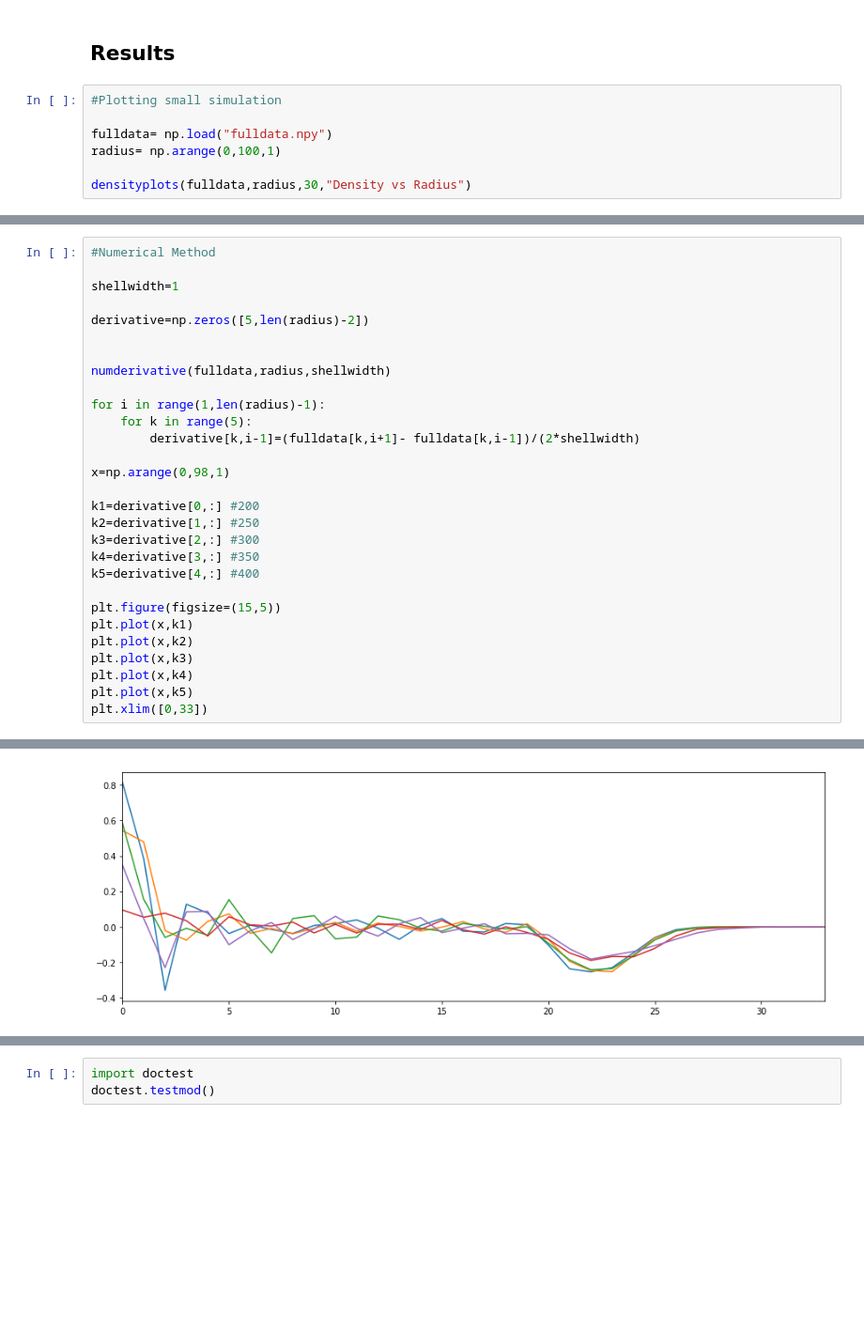
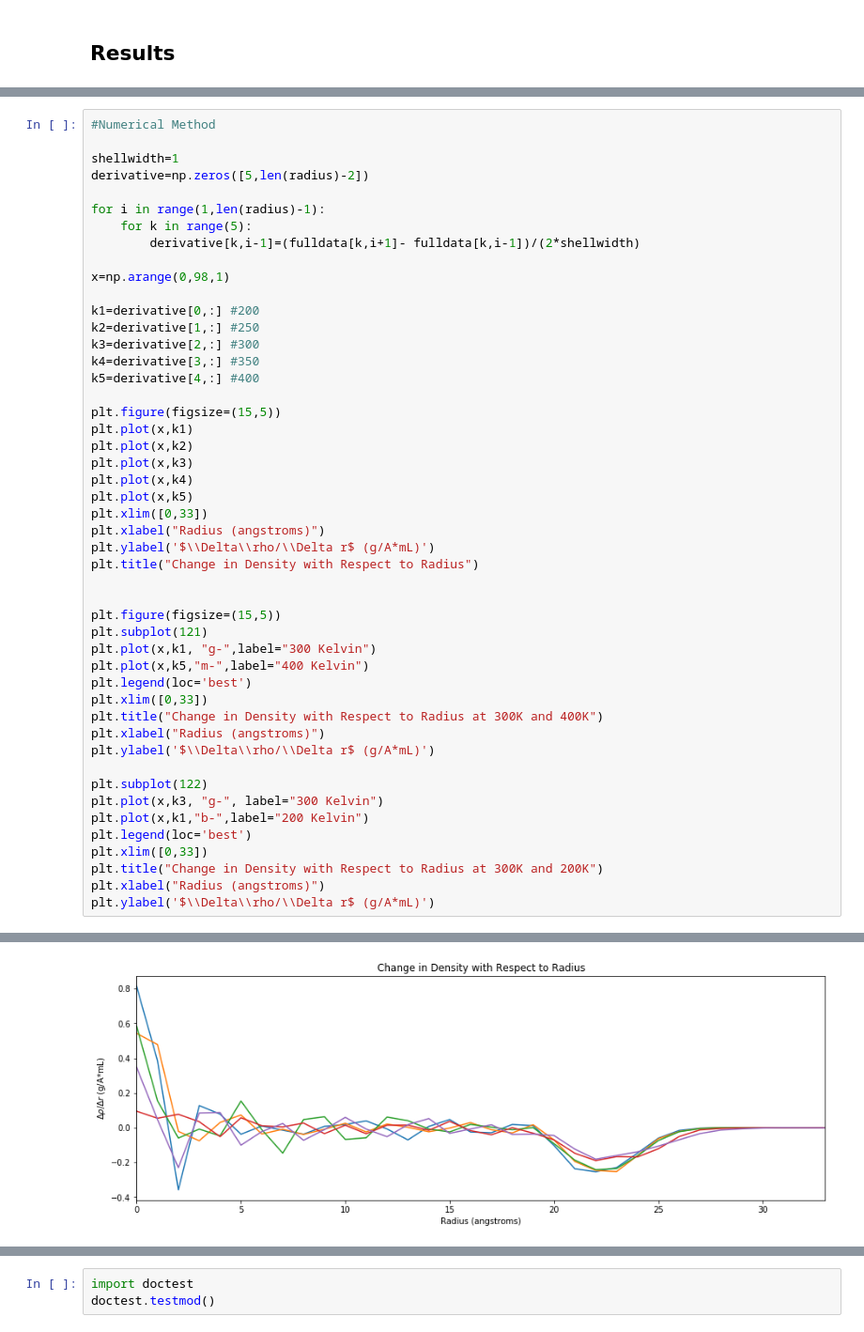
Before and after one commit to chan8005/Final_Project, a Jupyter notebook: Project.ipynb, the cells around one changed output, grey strips where cells are left out. Shown: that part at 94% size. Cells and saved outputs as stored; diff of their text form; blank space fills up the shorter version.

Commit message:
Add more specific subplots
for the derivative and the raw data, suplots were added to look at the difference between each temperature

```diff
--- a/Project.ipynb
+++ b/Project.ipynb
@@ -490,9 +446,2 @@ fulldata(numofframes,numofO,shellwidth,rad,fulldatafilename)
 # %% [markdown]
 ## Results
-# %%
-#Plotting small simulation
-
-fulldata= np.load("fulldata.npy")
-radius= np.arange(0,100,1)
-
-densityplots(fulldata,radius,30,"Density vs Radius")
@@ -502,11 +500,7 @@ densityplots(fulldata,radius,30,"Density vs Radius")
 #Numerical Method
 
 shellwidth=1
-
 derivative=np.zeros([5,len(radius)-2])
-
-
-numderivative(fulldata,radius,shellwidth)
 
 for i in range(1,len(radius)-1):
     for k in range(5):
@@ -527,4 +521,27 @@ plt.plot(x,k3)
 plt.plot(x,k4)
 plt.plot(x,k5)
 plt.xlim([0,33])
+plt.xlabel("Radius (angstroms)")
+plt.ylabel('$\\Delta\\rho/\\Delta r$ (g/A*mL)')
+plt.title("Change in Density with Respect to Radius")
+
+
+plt.figure(figsize=(15,5))
+plt.subplot(121)
+plt.plot(x,k1, "g-",label="300 Kelvin")
+plt.plot(x,k5,"m-",label="400 Kelvin")
+plt.legend(loc='best')
+plt.xlim([0,33])
+plt.title("Change in Density with Respect to Radius at 300K and 400K")
+plt.xlabel("Radius (angstroms)")
+plt.ylabel('$\\Delta\\rho/\\Delta r$ (g/A*mL)')
+
+plt.subplot(122)
+plt.plot(x,k3, "g-", label="300 Kelvin")
+plt.plot(x,k1,"b-",label="200 Kelvin")
+plt.legend(loc='best')
+plt.xlim([0,33])
+plt.title("Change in Density with Respect to Radius at 300K and 200K")
+plt.xlabel("Radius (angstroms)")
+plt.ylabel('$\\Delta\\rho/\\Delta r$ (g/A*mL)')
 # %% [output]
@@ -532 +549 @@ plt.xlim([0,33])
-[figure, old version]
+[figure, new version]
```
Also changed, not shown: parts of 9 cells of this notebook.
